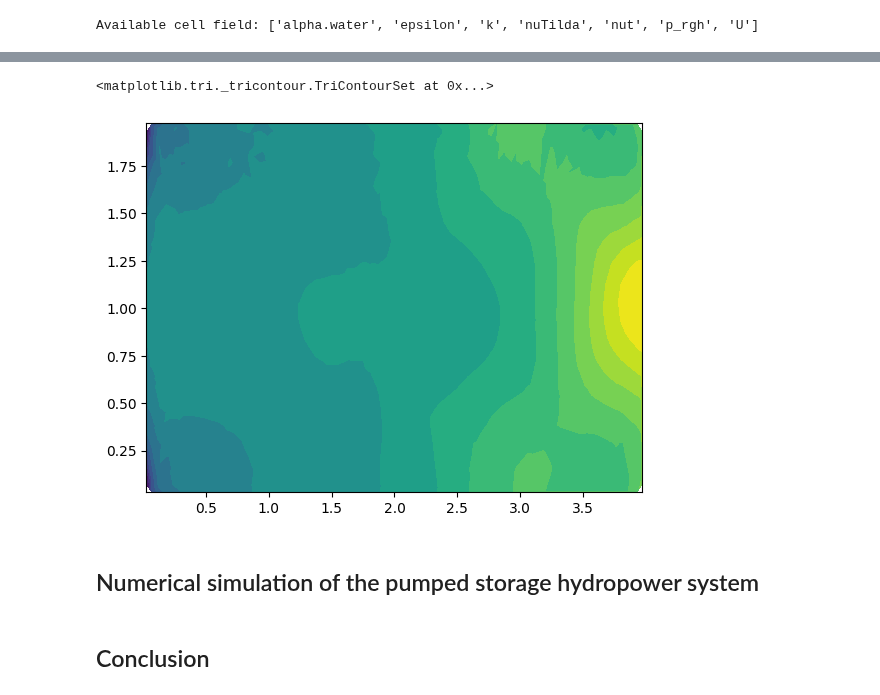
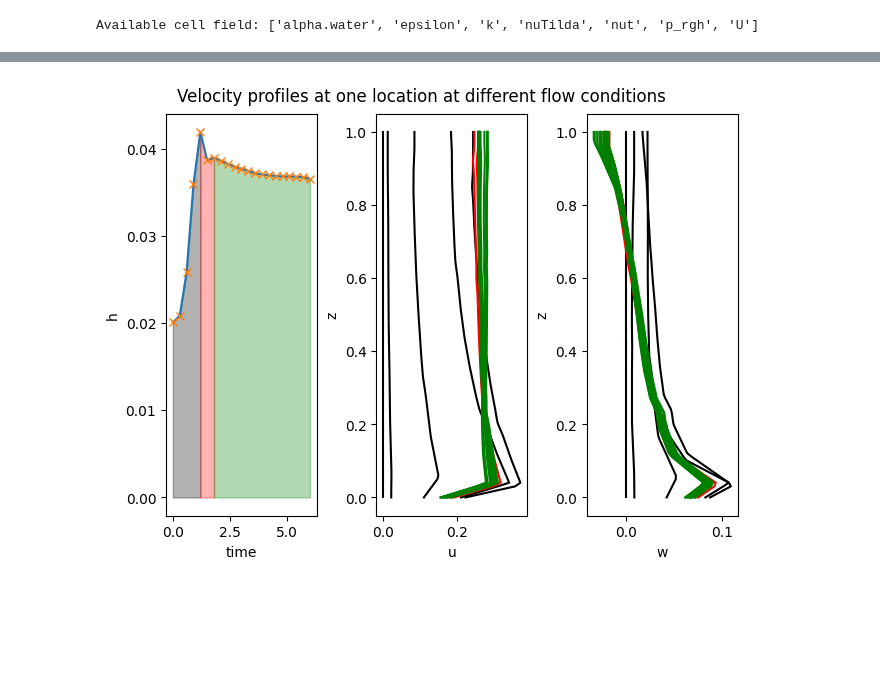
Before and after one commit to mbd-rwth/Zoomy, a Jupyter notebook: docs/problems/11_ijshs.ipynb, the cells around one changed output, grey strips where cells are left out. Cells and saved outputs as stored; diff of their text form; code cells hidden in the pictures; blank space fills up the shorter version.

```diff
--- a/docs/problems/11_ijshs.ipynb
+++ b/docs/problems/11_ijshs.ipynb
@@ -452,15 +52,44 @@ KeyError: '18cd473eb11a55ebf83a33ec0869dd47_23008f'
-# %%
-
-#| code-fold: true
-#| code-summary: "Contour map height field"
-# | output: true
-cell_centers = np.array(mesh.cell_centers().points)
-field_0 = np.array(mesh.cell_data[scalar_field_names[0]])
-plt.tricontourf(cell_centers[:,0], cell_centers[:,1], field_0, levels=20)
-# %% [output]
-<matplotlib.tri._tricontour.TriContourSet at 0x...>
-[figure, removed]
-# %% [markdown]
-## Numerical simulation of the pumped storage hydropower system
-# %% [markdown]
-## Conclusion
+# %%
+experiments = {}
+# %%
+#| code-fold: true
+#| code-summary: "Flow conditions at the beginning of the flow"
+#| output: false
+
+directory = os.path.join(main_dir, 'outputs/nozzle_openfoam/VTK')
+pos, h, u, w, iteration = extract_1d_data(directory, pos=[0.3, 0, 0], stride=30)
+
+fig, ax = plt.subplots(1, 3, constrained_layout=True)
+fig.suptitle('Velocity profiles at one location at different flow conditions')
+ax[0].set_xlabel('time')
+ax[0].set_ylabel('h')
+ax[1].set_xlabel('u')
+ax[1].set_ylabel('z')
+ax[2].set_xlabel('w')
+ax[2].set_ylabel('z')
+
+z = np.linspace(0, 1, 100)
+dt = 0.01
+time = dt * iteration
+
+regions = [4,6]
+ax[0].plot(time, h)
+ax[0].plot(time, h, 'x')
+ax[0].fill_between(time[:regions[0]+1], h[:regions[0]+1], color='k', alpha=0.3)
+ax[0].fill_between(time[regions[0]:regions[1]+1], h[regions[0]:regions[1]+1], color='r', alpha=0.3)
+ax[0].fill_between(time[regions[1]:], h[regions[1]:], color='g', alpha=0.3)
+for i in range(u.shape[0]):
+    if i <= regions[0]:
+        ax[1].plot(u[i], z, 'k')
+        ax[2].plot(w[i], z, 'k')
+    elif i <= regions[1]:
+        ax[1].plot(u[i], z, 'r')
+        ax[2].plot(w[i], z, 'r')
+    else:
+        ax[1].plot(u[i], z, 'g')
+
+        ax[2].plot(w[i], z, 'g')
+
+experiments["0.3"] = {"pos": pos.copy(), "h": h.copy(), "u":u.copy(), "w": w.copy(), "timeline":time}
+# %% [output]
+[figure, added]
```
Also changed, not shown: parts of 43 cells of this notebook, 11 other files.
